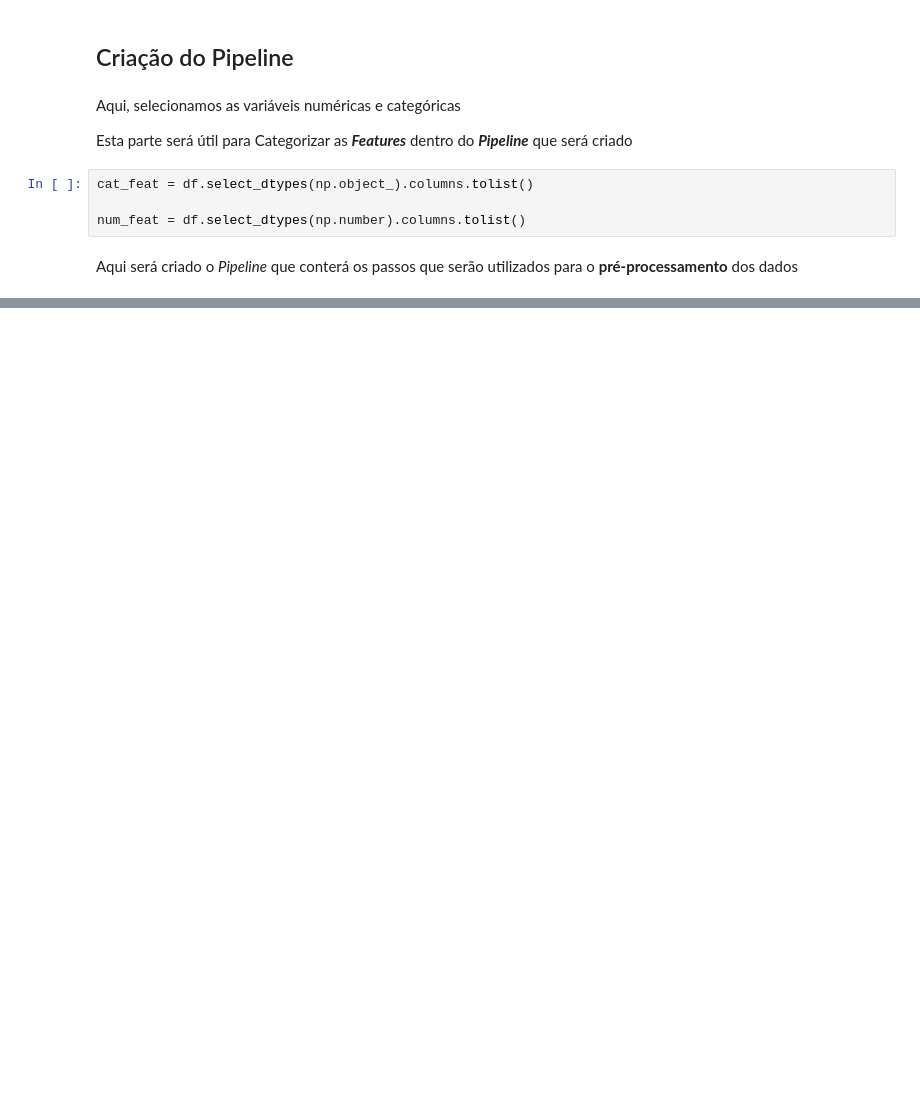
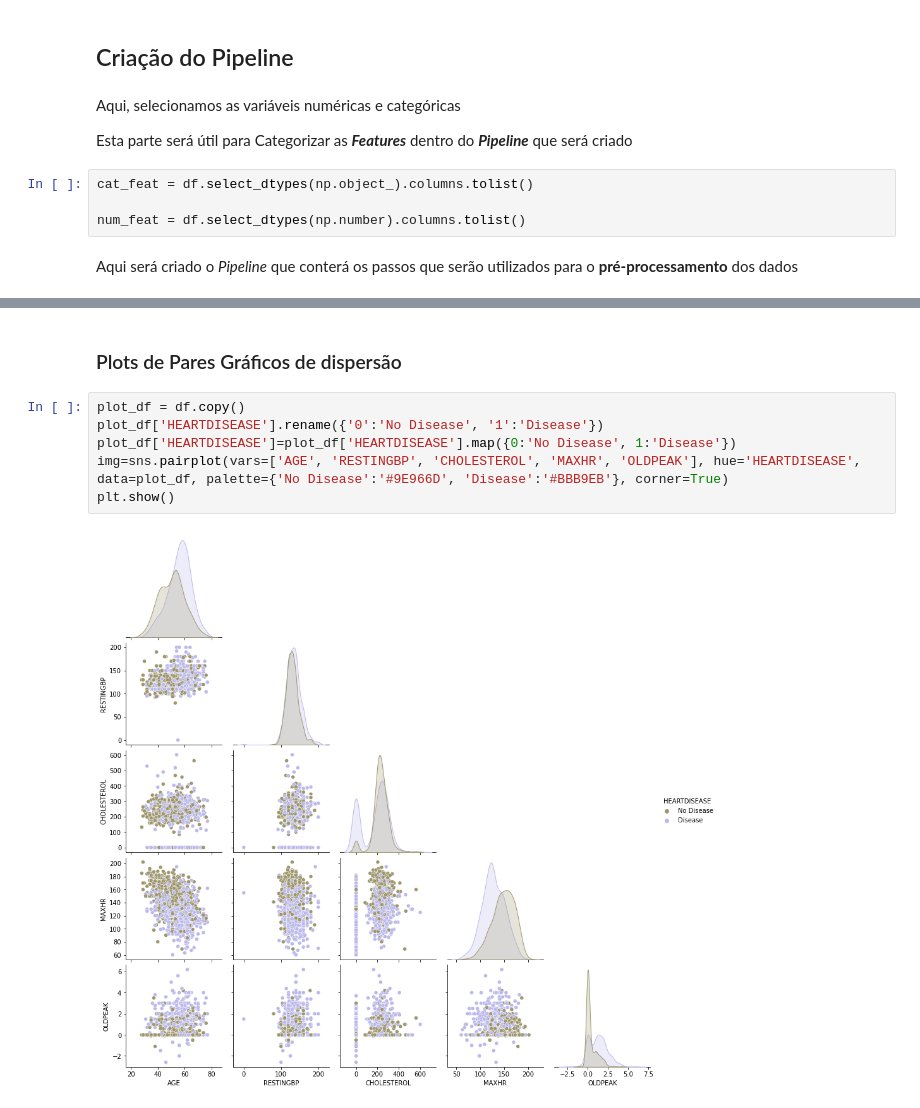
Before and after one commit to BrunoDefante/TCC_Puc_Minas, a Jupyter notebook: notebook/analise_base.ipynb, the cells around one changed output, grey strips where cells are left out. Cells and saved outputs as stored; diff of their text form; blank space fills up the shorter version.

```diff
--- a/notebook/analise_base.ipynb
+++ b/notebook/analise_base.ipynb
@@ -121,0 +200,10 @@ Aqui será criado o _Pipeline_ que conterá os passos que serão utilizados para
+# %% [markdown]
+### Plots de Pares Gráficos de dispersão
+# %%
+plot_df = df.copy()
+plot_df['HEARTDISEASE'].rename({'0':'No Disease', '1':'Disease'})
+plot_df['HEARTDISEASE']=plot_df['HEARTDISEASE'].map({0:'No Disease', 1:'Disease'})
+img=sns.pairplot(vars=['AGE', 'RESTINGBP', 'CHOLESTEROL', 'MAXHR', 'OLDPEAK'], hue='HEARTDISEASE', data=plot_df, palette={'No Disease':'#9E966D', 'Disease':'#BBB9EB'}, corner=True)
+plt.show()
+# %% [output]
+[figure, added]
```
Also changed, not shown: parts of 40 cells of this notebook, 4 other files.
